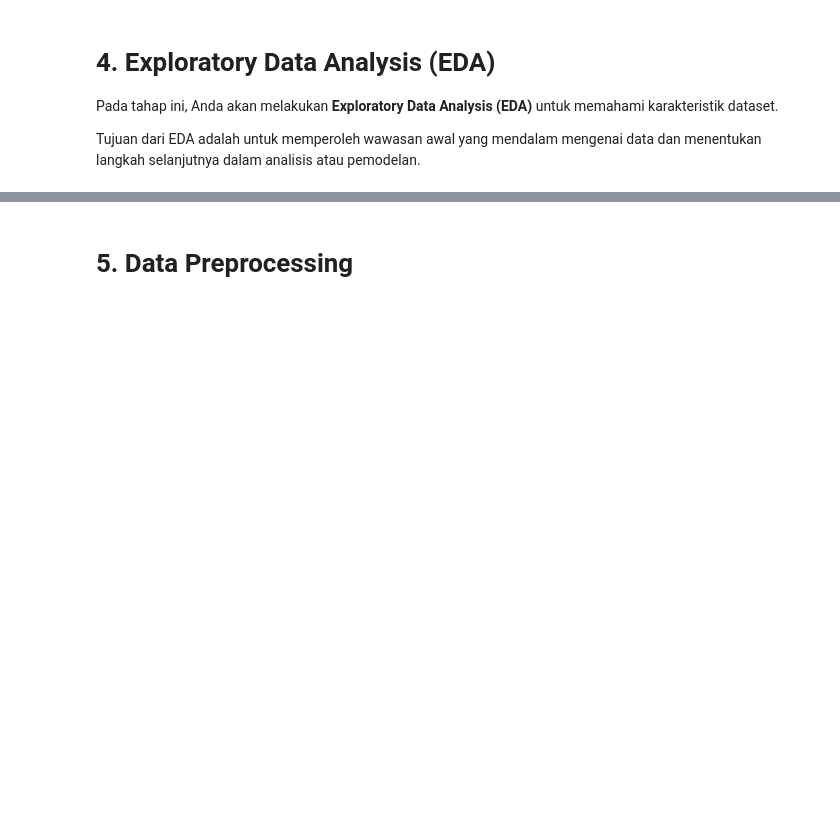
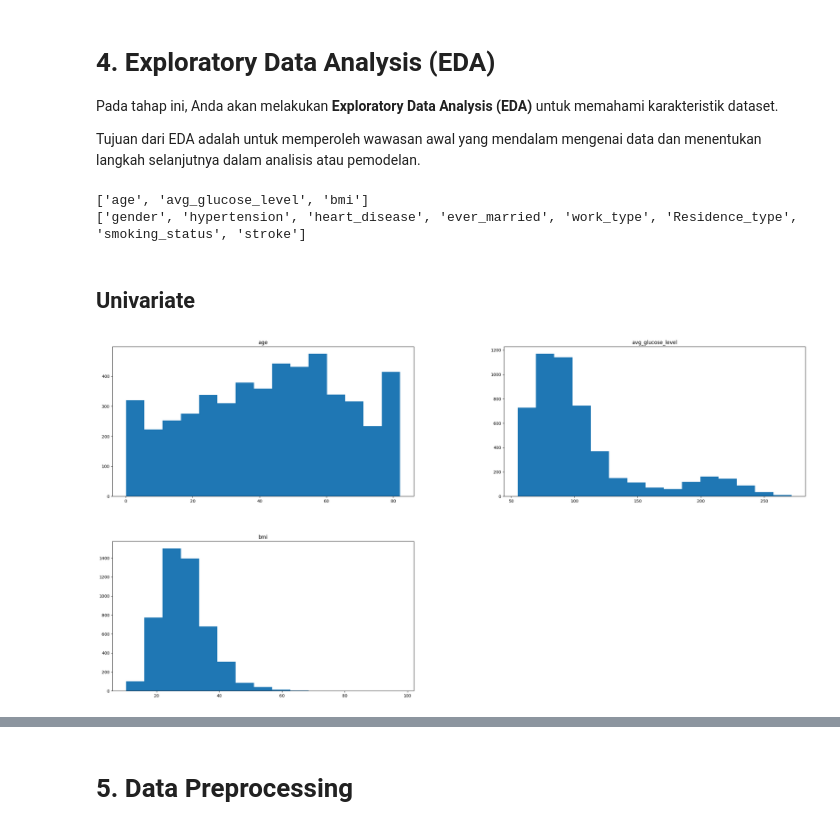
Before and after one commit to Piter9/EKSPERIMEN_SML_FATHIR-MAULA.-S, a Jupyter notebook: preprocessing/Eksperimen_Fathir Maula. S.ipynb, the cells around one changed output, grey strips where cells are left out. Drawn from its saved outputs; the diff is of its cells as text; code cells hidden in the pictures; blank space fills up the shorter version.

```diff
--- a/preprocessing/Eksperimen_Fathir Maula. S.ipynb
+++ b/preprocessing/Eksperimen_Fathir Maula. S.ipynb
@@ -41,6 +42,6 @@ Jika dataset berada di Google Drive, pastikan Anda menghubungkan Google Drive ke
 
 Jika dataset berupa unstructured data, silakan sesuaikan dengan format seperti kelas Machine Learning Pengembangan atau Machine Learning Terapan
 # %%
-df = pd.read_csv('healthcare-dataset-stroke.csv')
+df = pd.read_csv('../healthcare-dataset-stroke_raw.csv')
 df.head()
 # %% [output]
@@ -47,0 +76,4 @@ FileNotFoundError: [Errno 2] No such file or directory: 'healthcare-dataset-stro
+# %%
+df['hypertension'] = df["hypertension"].astype('object')
+df['heart_disease'] = df["heart_disease"].astype('object')
+df['stroke'] = df["stroke"].astype('object')
@@ -48,3 +116,5 @@ FileNotFoundError: [Errno 2] No such file or directory: 'healthcare-dataset-stro
+# %%
+df.drop(columns=['id'], inplace=True)
 # %% [markdown]
 # **4. Exploratory Data Analysis (EDA)**
 
@@ -55,0 +124,20 @@ Tujuan dari EDA adalah untuk memperoleh wawasan awal yang mendalam mengenai data
+# %%
+numeric = []
+categorical = []
+for col in df.columns:
+  if df[col].dtype in ["int64", "float64"]:
+    numeric.append(col)
+  elif df[col].dtype == "object":
+    categorical.append(col)
+print(numeric)
+print(categorical)
+# %% [output]
+['age', 'avg_glucose_level', 'bmi']
+['gender', 'hypertension', 'heart_disease', 'ever_married', 'work_type', 'Residence_type', 'smoking_status', 'stroke']
+# %% [markdown]
+## Univariate
+# %%
+df[numeric].hist(figsize=(30,15),bins=15, grid=False)
+plt.show()
+# %% [output]
+[figure, added]
```
Also changed, not shown: parts of 29 cells of this notebook, 9 other files.
